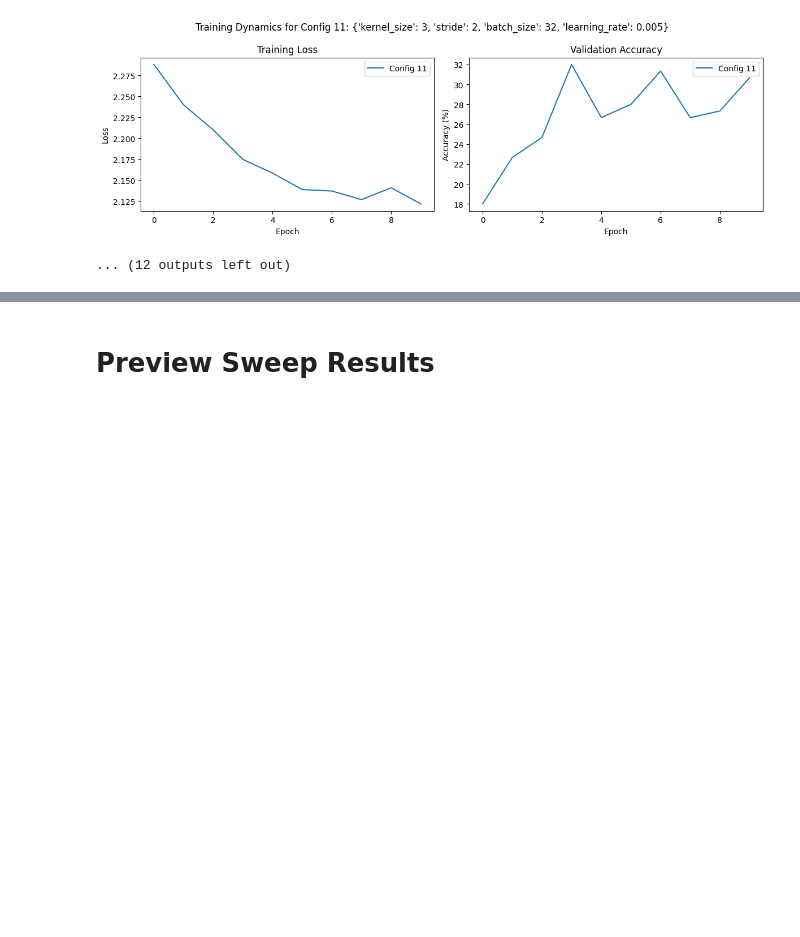
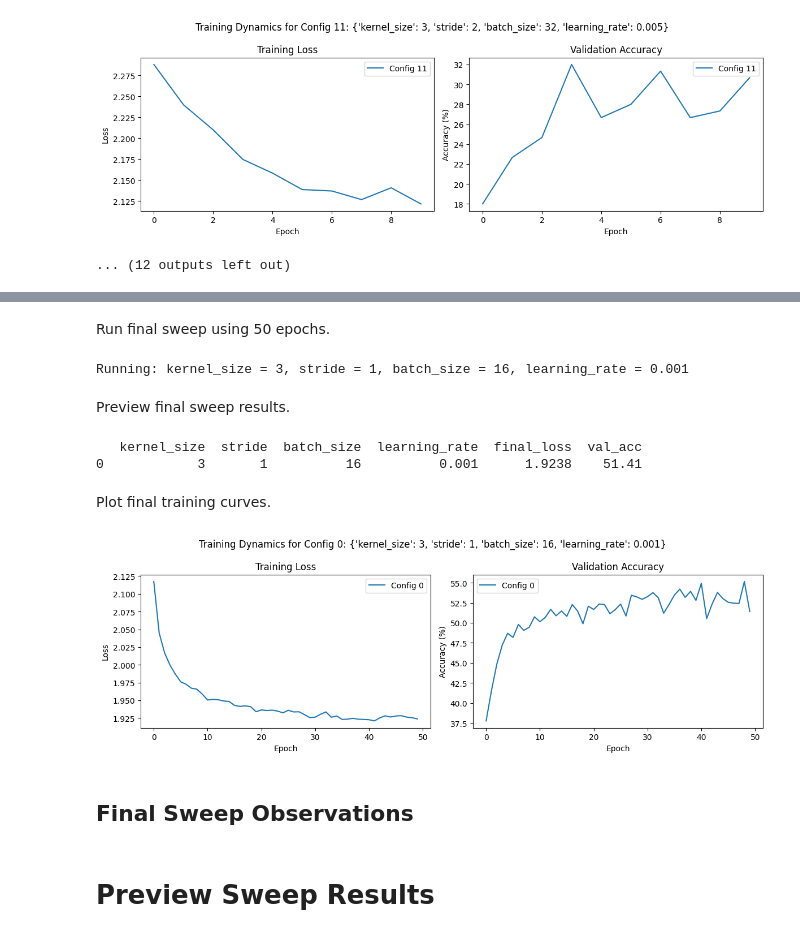
Before and after one commit to dtminnick/pytorch-practice, a Jupyter notebook: dl_assignment1_part2.ipynb, the cells around one changed output, grey strips where cells are left out. Cells and saved outputs as stored; diff of their text form; code cells hidden in the pictures; blank space fills up the shorter version.

```diff
--- a/dl_assignment1_part2.ipynb
+++ b/dl_assignment1_part2.ipynb
@@ -605,3 +673,29 @@ Running: kernel_size = 3, stride = 2, batch_size = 16, learning_rate = 0.001
+# %%
+finl_sweep_grid = {'kernel_size': [3],
+                   'stride': [1],
+                   'batch_size': [16],
+                   'learning_rate': [0.001]}
+# %% [markdown]
+Run final sweep using 50 epochs.
+# %%
+finl_results, finl_configs, finl_logs = run_sweep(training_data, validation_data, testing_data, finl_sweep_grid, epochs = 50)
+# %% [output]
+Running: kernel_size = 3, stride = 1, batch_size = 16, learning_rate = 0.001
+# %% [markdown]
+Preview final sweep results.
+# %%
+preview_results(finl_results)
+# %% [output]
+   kernel_size  stride  batch_size  learning_rate  final_loss  val_acc
+0            3       1          16          0.001      1.9238    51.41
+# %% [markdown]
+Plot final training curves.
+# %%
+plot_training_curves(finl_configs, finl_logs, combined = False)
+# %% [output]
+[figure, added]
+# %% [markdown]
+## Final Sweep Observations
 # %% [markdown]
 # Preview Sweep Results
 # %%
```
Also changed, not shown: parts of 20 cells of this notebook.
